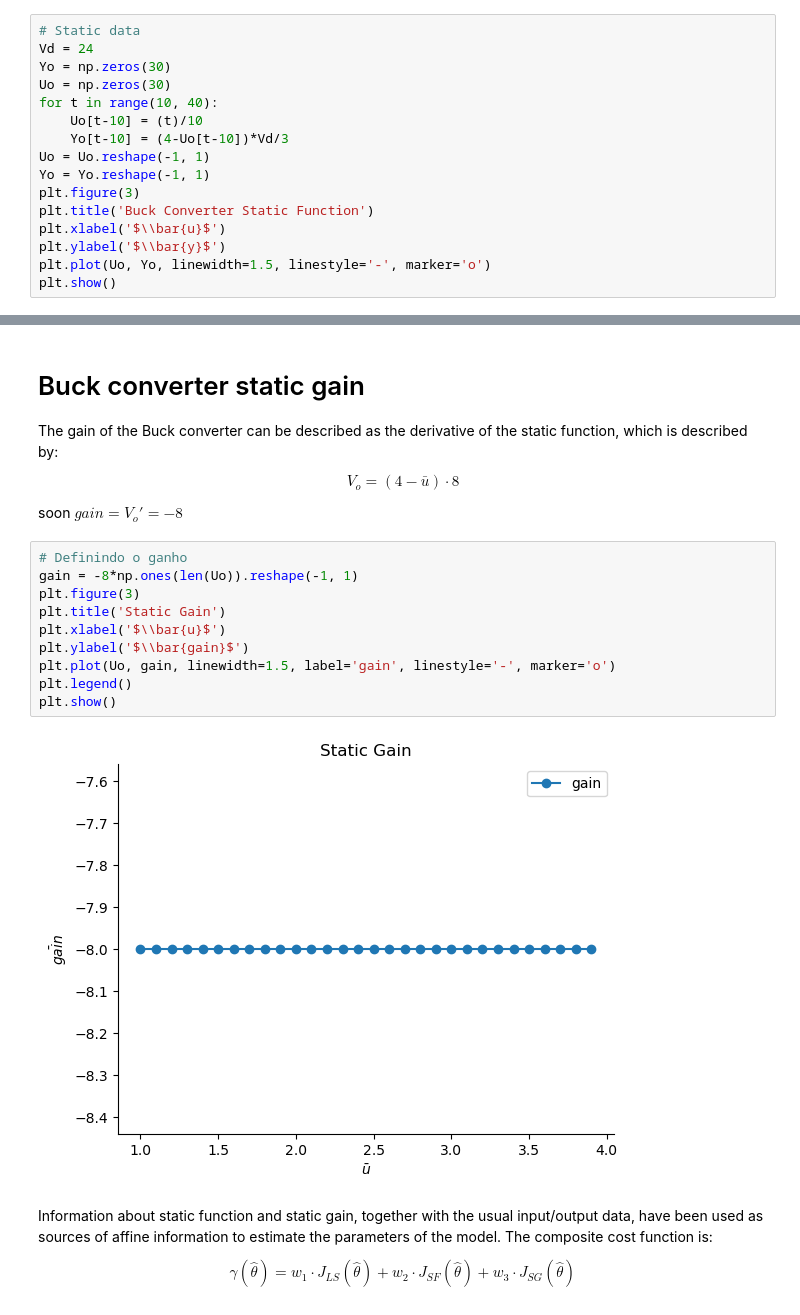
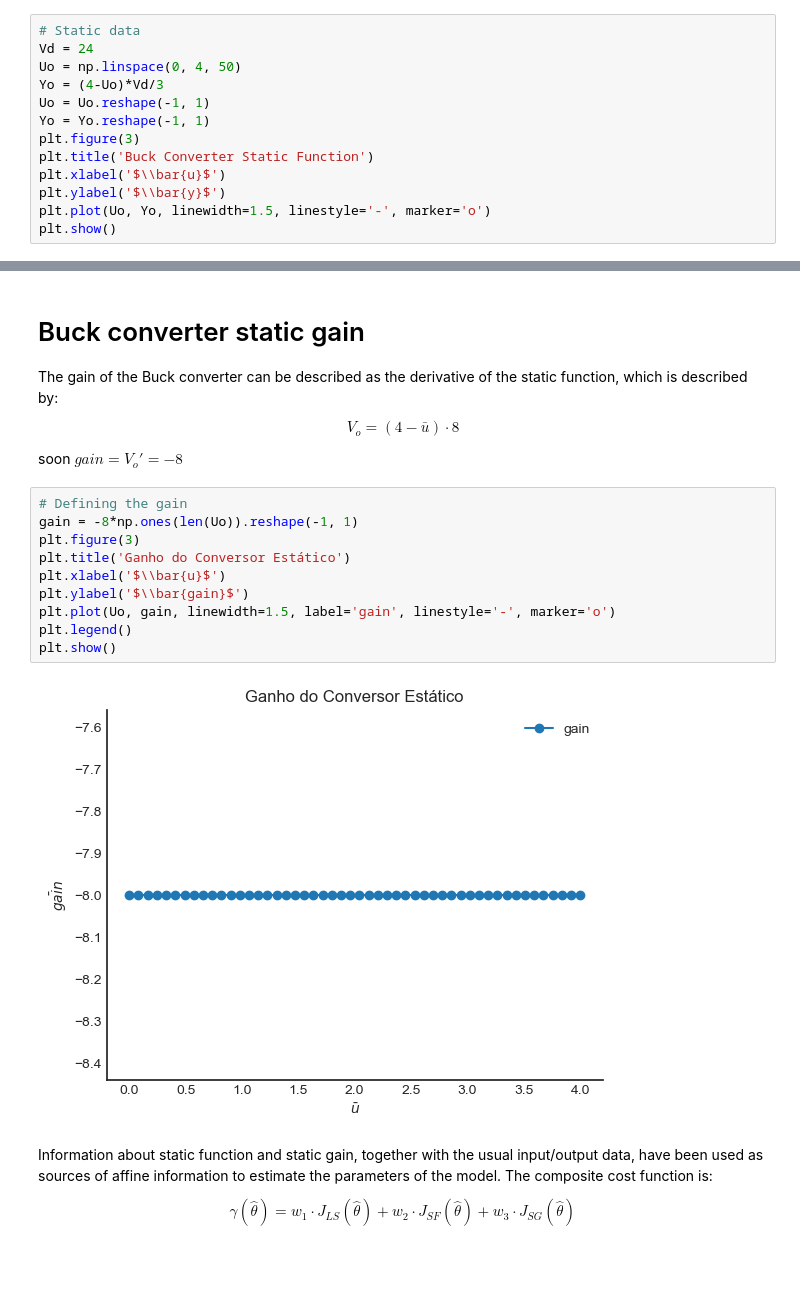
Before and after one commit to GabrielBuenoLeandro/Multiobjetive, a Jupyter notebook: examples/multiobjective_parameter_estimation.ipynb, the cells around one changed output, grey strips where cells are left out. Saved outputs shown, nothing was run; the diff lists cells and outputs as text; blank space fills up the shorter version.

```diff
--- a/examples/multiobjective_parameter_estimation.ipynb
+++ b/examples/multiobjective_parameter_estimation.ipynb
@@ -76,11 +76,8 @@ $$
 # %%
 # Static data
 Vd = 24
-Yo = np.zeros(30)
-Uo = np.zeros(30)
-for t in range(10, 40):
-    Uo[t-10] = (t)/10
-    Yo[t-10] = (4-Uo[t-10])*Vd/3
+Uo = np.linspace(0, 4, 50)
+Yo = (4-Uo)*Vd/3
 Uo = Uo.reshape(-1, 1)
 Yo = Yo.reshape(-1, 1)
 plt.figure(3)
@@ -102,17 +99,17 @@ $$
 
 soon $gain=V_o'=-8$
 # %%
-# Definindo o ganho
+# Defining the gain
 gain = -8*np.ones(len(Uo)).reshape(-1, 1)
 plt.figure(3)
-plt.title('Static Gain')
+plt.title('Ganho do Conversor Estático')
 plt.xlabel('$\\bar{u}$')
 plt.ylabel('$\\bar{gain}$')
 plt.plot(Uo, gain, linewidth=1.5, label='gain', linestyle='-', marker='o')
 plt.legend()
 plt.show()
 # %% [output]
-[figure, old version]
+[figure, new version]
 # %% [markdown]
 Information about static function and static gain, together with the usual input/output data, have been used as sources of affine information to estimate the parameters of the model. The composite cost function is:
 
```
Also changed, not shown: parts of 76 cells of this notebook, 5 other files.
